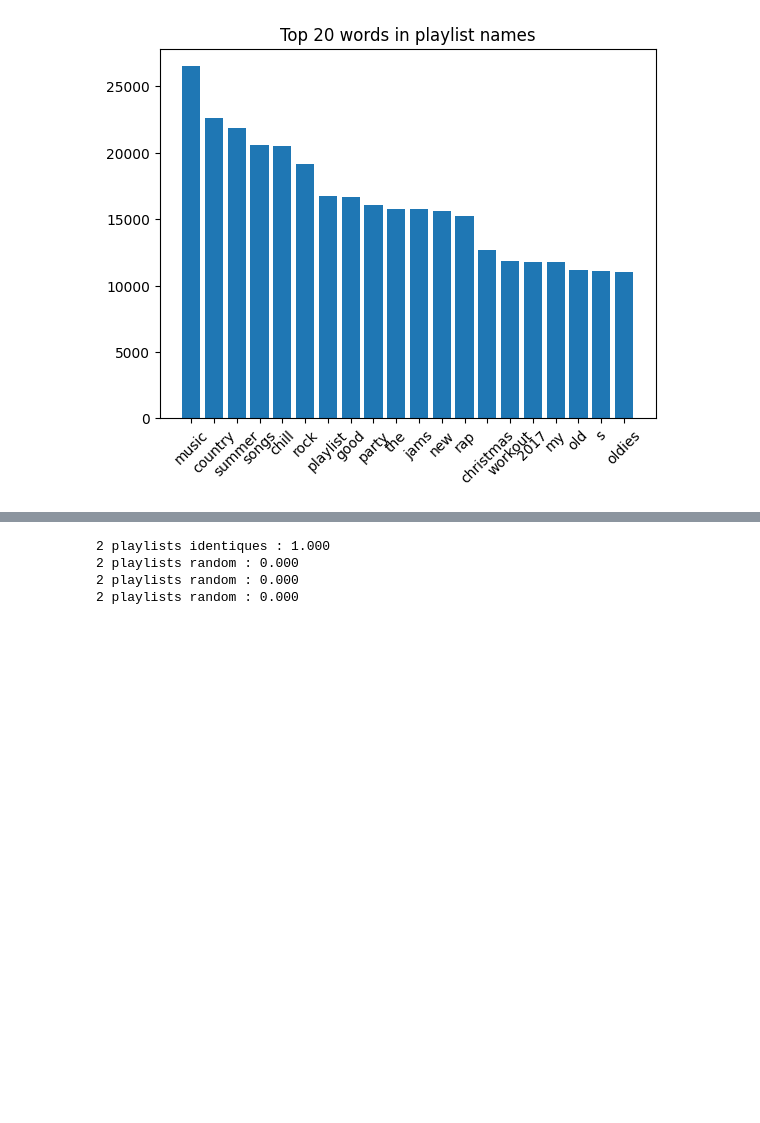
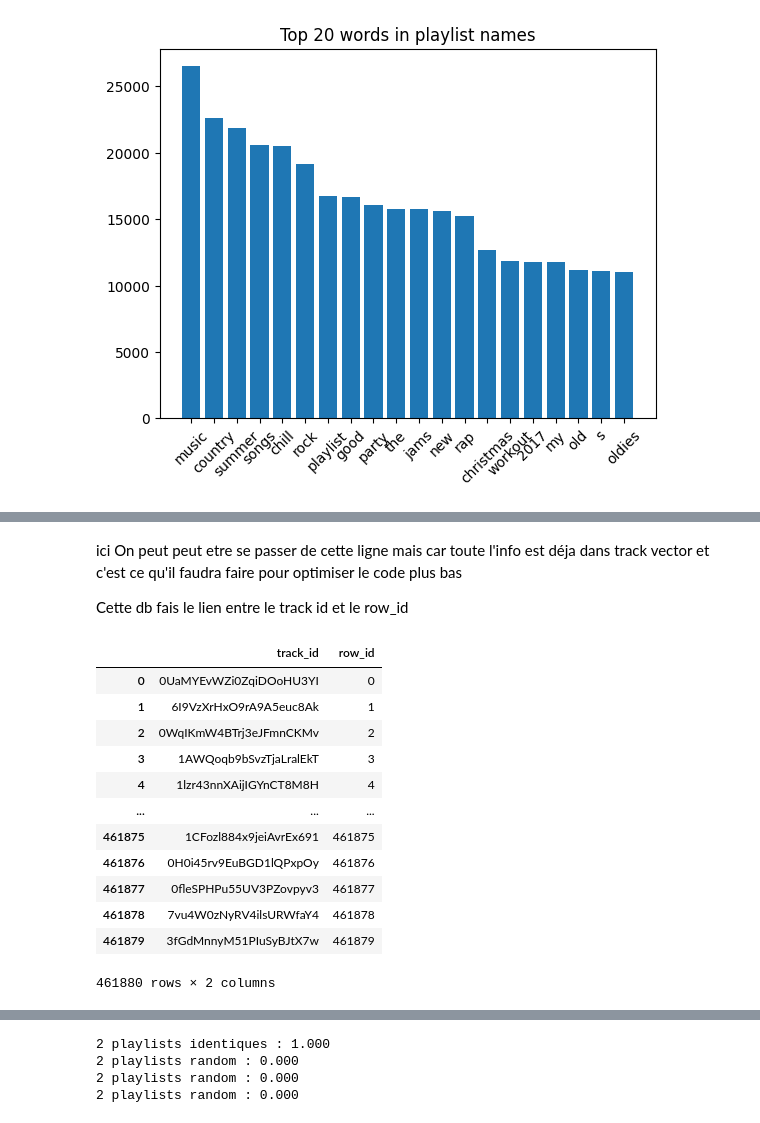
Before and after one commit to rmcvid/infoh600_projet, a Jupyter notebook: main.ipynb, the cells around one changed output, grey strips where cells are left out. Cells and saved outputs as stored; diff of their text form; code cells hidden in the pictures; blank space fills up the shorter version.

```diff
--- a/main.ipynb
+++ b/main.ipynb
@@ -454,0 +443,21 @@ df_tracks_vectors.head()
+# %% [markdown]
+ici On peut peut etre se passer de cette ligne mais car toute l'info est déja dans track vector et c'est ce qu'il faudra faire pour optimiser le code plus bas
+
+Cette db fais le lien entre le track id et le row_id
+# %%
+mapping_ddf = df_tracks_vectors.reset_index().rename(columns={'index': 'row_id'})[['track_id', 'row_id']]
+mapping_ddf.compute()
+# %% [output]
+|  | track_id | row_id |
+| 0 | 0UaMYEvWZi0ZqiDOoHU3YI | 0 |
+| 1 | 6I9VzXrHxO9rA9A5euc8Ak | 1 |
+| 2 | 0WqIKmW4BTrj3eJFmnCKMv | 2 |
+| 3 | 1AWQoqb9bSvzTjaLralEkT | 3 |
+| 4 | 1lzr43nnXAijIGYnCT8M8H | 4 |
+| ... | ... | ... |
+| 461875 | 1CFozl884x9jeiAvrEx691 | 461875 |
+| 461876 | 0H0i45rv9EuBGD1lQPxpOy | 461876 |
+| 461877 | 0fleSPHPu55UV3PZovpyv3 | 461877 |
+| 461878 | 7vu4W0zNyRV4ilsURWfaY4 | 461878 |
+| 461879 | 3fGdMnnyM51PIuSyBJtX7w | 461879 |
+461880 rows × 2 columns
```
Also changed, not shown: parts of 38 cells of this notebook.
